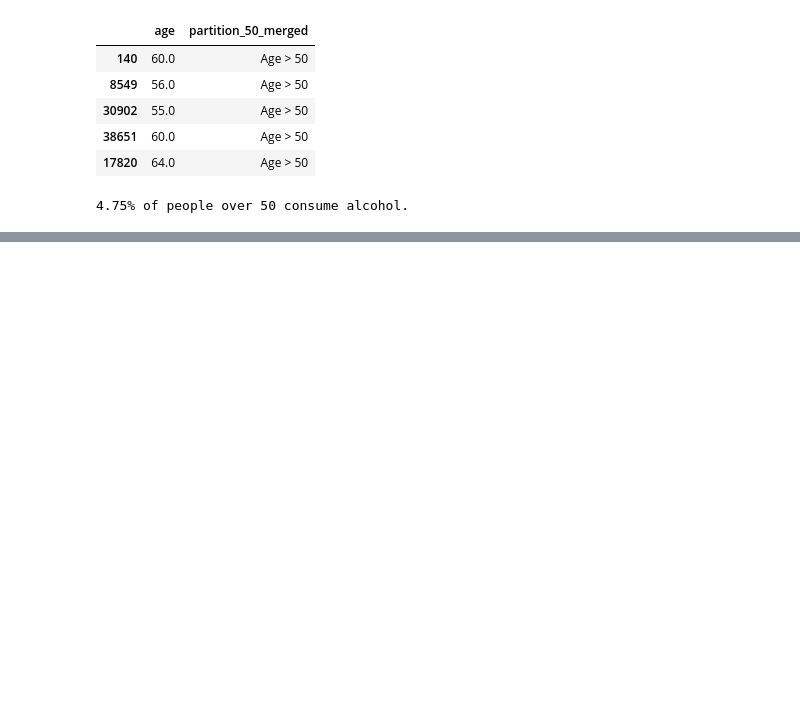
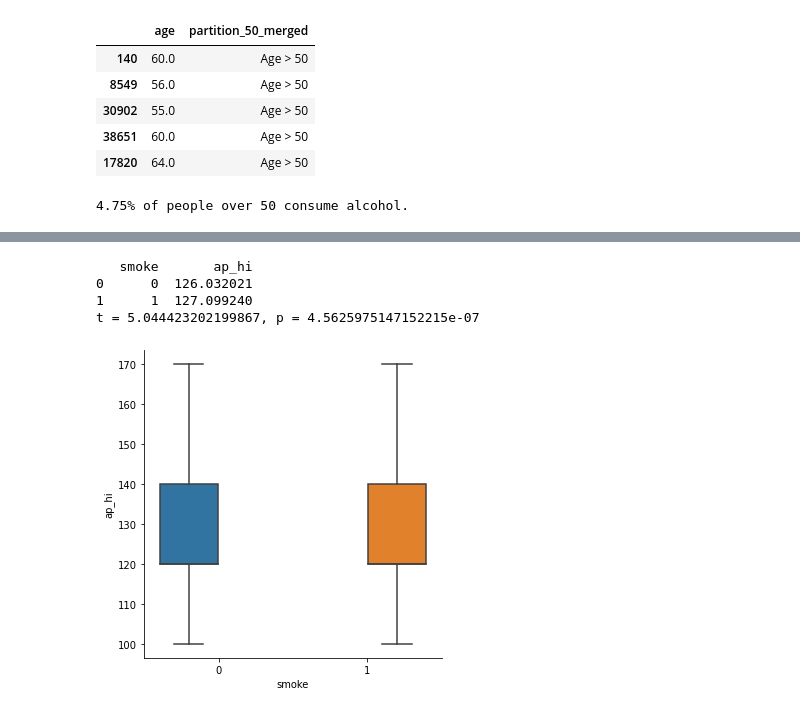
Before and after one commit to caiocvelasco/health-data-analysis, a Jupyter notebook: cardio-data-analysis-project.ipynb, the cells around one changed output, grey strips where cells are left out. Saved outputs shown, nothing was run; the diff lists cells and outputs as text; code cells hidden in the pictures; blank space fills up the shorter version.

```diff
--- a/cardio-data-analysis-project.ipynb
+++ b/cardio-data-analysis-project.ipynb
@@ -976,0 +988,39 @@ print("{:.2%}".format(alc_over_50) + " of people over 50 consume alcohol.")
+# %%
+from scipy import stats
+
+# a) Smoke vs. Blood Pressure
+
+## Start by Looking at Means by Smoking Behavior
+dict_08_a = {'ap_hi' : 'mean'}
+print(data.groupby('smoke').agg(some_dict).reset_index())
+
+## BoxPlot for visualization
+sns.catplot(x = "smoke", y = "ap_hi",
+            data = data,
+            kind = "box",
+            ci   = None,
+            hue  = 'smoke',
+            sym  = '')
+
+## Hypothesis Test for Differences in Means (Right-tail test)
+## H_0: The average blood pressure for smokers is the same for nonsmokers. (mean_ap_hi_smoker = mean_ap_hi_nonsmoker)
+## H_A: The average blood pressure for smokers is higher than nonsmokers.  (mean_ap_hi_smoker > mean_ap_hi_nonsmoker)
+
+smoker_ap_hi = data[data['smoke'] == 0]['ap_hi']
+nonsmoker_ap_hi = data[data['smoke'] == 1]['ap_hi']
+t_stat, p = stats.ttest_ind(nonsmoker_ap_hi, smoker_ap_hi)
+print(f't = {t_stat}, p = {p}')
+
+# b) Smoke vs. Cholesterol
+
+
+
+# c) Smoke vs. Weight
+
+# d) Gender vs. Blood Pressure
+# %% [output]
+   smoke       ap_hi
+0      0  126.032021
+1      1  127.099240
+t = 5.044423202199867, p = 4.5625975147152215e-07
+[figure, added]
```
Also changed, not shown: parts of 2 cells of this notebook.
